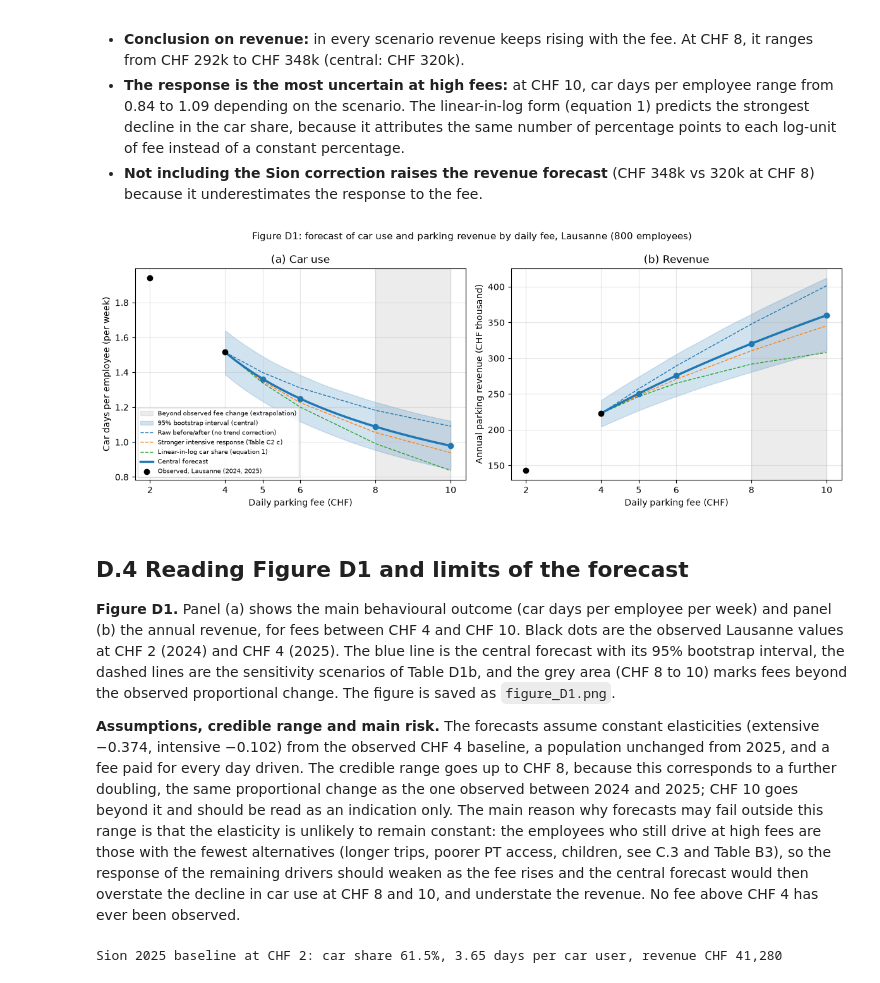
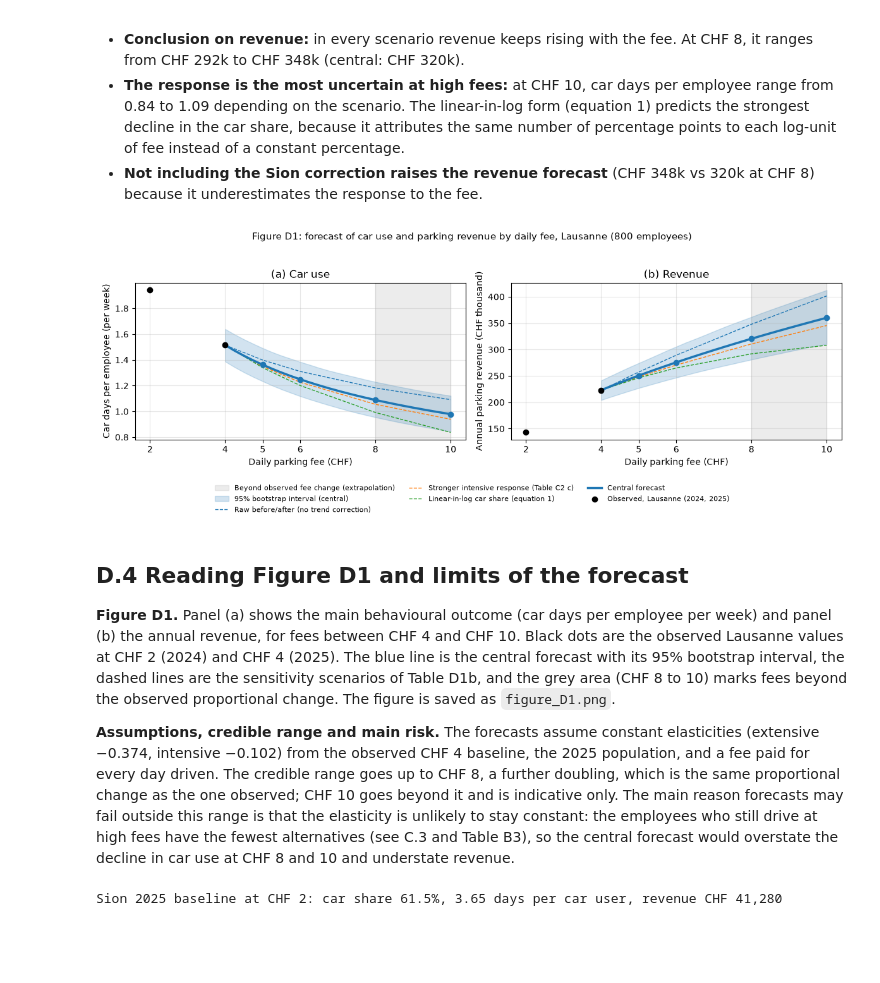
Before and after one commit to Mxlrt69/Public_Policy_Project, a Jupyter notebook: full_notebook.ipynb, the cells around one changed output. Cells and saved outputs as stored; diff of their text form; code cells hidden in the pictures; blank space fills up the shorter version.

```diff
--- a/full_notebook.ipynb
+++ b/full_notebook.ipynb
@@ -2065,42 +2064,43 @@ for p in grid:
     band["rev"].append(ci(L25["n"] * s * d * WEEKS * p) / 1000)
 band = {k: np.array(v) for k, v in band.items()}
 cen = forecast(L25, P0, grid, eps_central["ext"], eps_central["int"])
 
 obs_fee = [2, 4]
 obs_days = [L24["share"] * L24["days_user"], L25["share"] * L25["days_user"]]
 obs_rev = [L24["n"] * obs_days[0] * WEEKS * 2 / 1000, L25["n"] * obs_days[1] * WEEKS * 4 / 1000]
 
 fig, axes = plt.subplots(1, 2, figsize=(12, 4.6))
 panels = [("car_days_per_employee", 1, "days", obs_days, "Car days per employee (per week)", "(a) Car use"),
           ("revenue", 1 / 1000, "rev", obs_rev, "Annual parking revenue (CHF thousand)", "(b) Revenue")]
 for ax, (col, scale, key, obs, ylabel, title) in zip(axes, panels):
     ax.axvspan(8, 10, color="grey", alpha=0.15, label="Beyond observed fee change (extrapolation)")
     ax.fill_between(grid, band[key][:, 0], band[key][:, 1], color="tab:blue", alpha=0.20, label="95% bootstrap interval (central)")
     for name, f in sens.items():
         if name.startswith("Central"):
             continue
         ax.plot(f.index, f[col] * scale, lw=1, ls="--", label=name)
     ax.plot(cen.index, cen[col] * scale, color="tab:blue", lw=2.5, label="Central forecast")
     ax.scatter(obs_fee, obs, color="black", zorder=5, label="Observed, Lausanne (2024, 2025)")
     for p in FEES:
         ax.scatter(p, central.loc[p, col] * scale, color="tab:blue", zorder=6)
     ax.set_xlabel("Daily parking fee (CHF)")
     ax.set_ylabel(ylabel)
     ax.set_title(title)
     ax.set_xticks([2, 4, 5, 6, 8, 10])
     ax.grid(alpha=0.3)
-axes[0].legend(fontsize=7, loc="lower left")
+handles, labels = axes[0].get_legend_handles_labels()
+fig.legend(handles, labels, loc="lower center", ncol=3, fontsize=8, frameon=False)
 fig.suptitle("Figure D1: forecast of car use and parking revenue by daily fee, Lausanne (800 employees)", fontsize=11)
-fig.tight_layout()
+fig.tight_layout(rect=[0, 0.14, 1, 0.95])
 plt.show()
 # %% [output]
-[figure, old version]
+[figure, new version]
 # %% [markdown]
 ## D.4 Reading Figure D1 and limits of the forecast
 
 **Figure D1.** Panel (a) shows the main behavioural outcome (car days per employee per week) and panel (b) the annual revenue, for fees between CHF 4 and CHF 10. Black dots are the observed Lausanne values at CHF 2 (2024) and CHF 4 (2025). The blue line is the central forecast with its 95% bootstrap interval, the dashed lines are the sensitivity scenarios of Table D1b, and the grey area (CHF 8 to 10) marks fees beyond the observed proportional change. The figure is saved as `figure_D1.png`.
 
-**Assumptions, credible range and main risk.** The forecasts assume constant elasticities (extensive −0.374, intensive −0.102) from the observed CHF 4 baseline, a population unchanged from 2025, and a fee paid for every day driven. The credible range goes up to CHF 8, because this corresponds to a further doubling, the same proportional change as the one observed between 2024 and 2025; CHF 10 goes beyond it and should be read as an indication only. The main reason why forecasts may fail outside this range is that the elasticity is unlikely to remain constant: the employees who still drive at high fees are those with the fewest alternatives (longer trips, poorer PT access, children, see C.3 and Table B3), so the response of the remaining drivers should weaken as the fee rises and the central forecast would then overstate the decline in car use at CHF 8 and 10, and understate the revenue. No fee above CHF 4 has ever been observed.
+**Assumptions, credible range and main risk.** The forecasts assume constant elasticities (extensive −0.374, intensive −0.102) from the observed CHF 4 baseline, the 2025 population, and a fee paid for every day driven. The credible range goes up to CHF 8, a further doubling, which is the same proportional change as the one observed; CHF 10 goes beyond it and is indicative only. The main reason forecasts may fail outside this range is that the elasticity is unlikely to stay constant: the employees who still drive at high fees have the fewest alternatives (see C.3 and Table B3), so the central forecast would overstate the decline in car use at CHF 8 and 10 and understate revenue.
 # %%
 # Extension to Sion (uniform tariff): the same central elasticities are APPLIED to Sion's 2025 baseline (CHF 2).
 # Sion has never experienced a fee change, so this is a transfer assumption, and every fee above CHF 4
```
Also changed, not shown: parts of 1 cell of this notebook.
